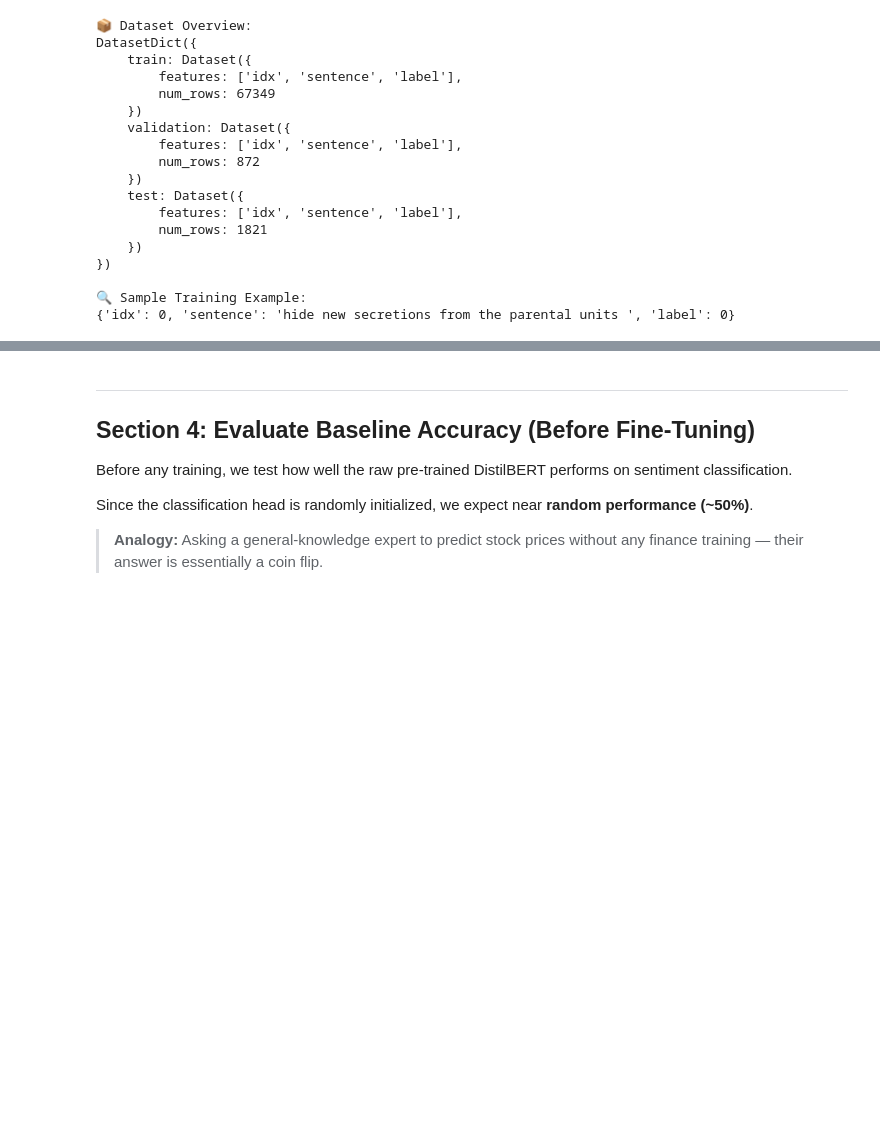
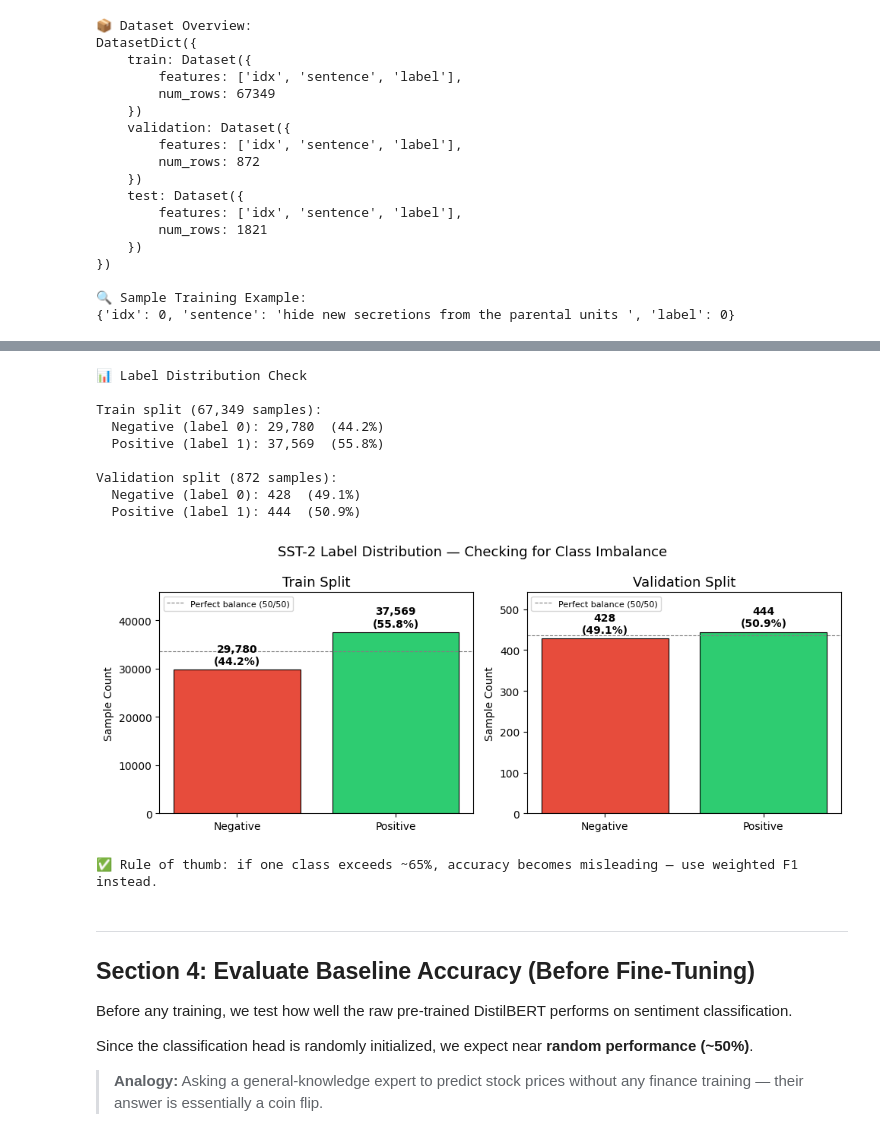
Before and after one commit to Sonal12061/distilbert-sentiment-analysis, a Jupyter notebook: DistilBERT_FineTuning.ipynb, the cells around one changed output, grey strips where cells are left out. Saved outputs shown, nothing was run; the diff lists cells and outputs as text; code cells hidden in the pictures; blank space fills up the shorter version.

```diff
--- a/DistilBERT_FineTuning.ipynb
+++ b/DistilBERT_FineTuning.ipynb
@@ -169,3 +211,62 @@ DatasetDict({
+# %%
+import matplotlib.pyplot as plt
+import collections
+
+# ── Count label frequencies across splits ────────────────────────────────────
+print("📊 Label Distribution Check\n")
+for split_name in ["train", "validation"]:
+    labels = dataset[split_name]["label"]
+    counts = collections.Counter(labels)
+    total  = sum(counts.values())
+    print(f"{split_name.capitalize()} split ({total:,} samples):")
+    for label_id in sorted(counts):
+        name = "Positive" if label_id == 1 else "Negative"
+        pct  = counts[label_id] / total * 100
+        print(f"  {name} (label {label_id}): {counts[label_id]:,}  ({pct:.1f}%)")
+    print()
+
+# ── Plot distribution ─────────────────────────────────────────────────────────
+fig, axes = plt.subplots(1, 2, figsize=(10, 4))
+
+for ax, split_name in zip(axes, ["train", "validation"]):
+    labels = dataset[split_name]["label"]
+    counts = collections.Counter(labels)
+    names  = ["Negative", "Positive"]
+    values = [counts[0], counts[1]]
+    total  = sum(values)
+    colors = ["#e74c3c", "#2ecc71"]
+
+    bars = ax.bar(names, values, color=colors, edgecolor="black", linewidth=0.8)
+    for bar, val in zip(bars, values):
+        ax.text(
+            bar.get_x() + bar.get_width() / 2,
+            bar.get_height() + total * 0.01,
+            f"{val:,}\n({val/total*100:.1f}%)",
+            ha="center", va="bottom", fontsize=10, fontweight="bold"
+        )
+    ax.set_title(f"{split_name.capitalize()} Split", fontsize=13)
+    ax.set_ylabel("Sample Count")
+    ax.set_ylim(0, max(values) * 1.22)
+    ax.axhline(total / 2, color="gray", linestyle="--", linewidth=0.8, label="Perfect balance (50/50)")
+    ax.legend(fontsize=8)
+
+fig.suptitle("SST-2 Label Distribution — Checking for Class Imbalance", fontsize=13)
+plt.tight_layout()
+plt.savefig("outputs/label_distribution.png", dpi=150, bbox_inches="tight")
+plt.show()
+print("✅ Rule of thumb: if one class exceeds ~65%, accuracy becomes misleading — use weighted F1 instead.")
+# %% [output]
+📊 Label Distribution Check
+
+Train split (67,349 samples):
+  Negative (label 0): 29,780  (44.2%)
+  Positive (label 1): 37,569  (55.8%)
+
+Validation split (872 samples):
+  Negative (label 0): 428  (49.1%)
+  Positive (label 1): 444  (50.9%)
+[figure, added]
+✅ Rule of thumb: if one class exceeds ~65%, accuracy becomes misleading — use weighted F1 instead.
 # %% [markdown]
 ---
 ## Section 4: Evaluate Baseline Accuracy (Before Fine-Tuning)
```
Also changed, not shown: parts of 14 cells of this notebook, 1 other file.
